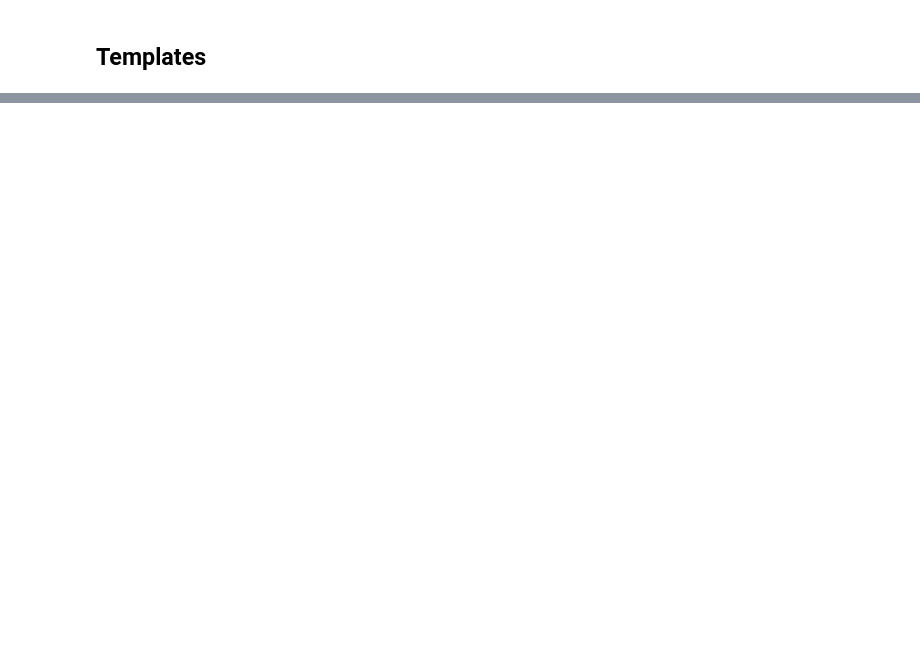
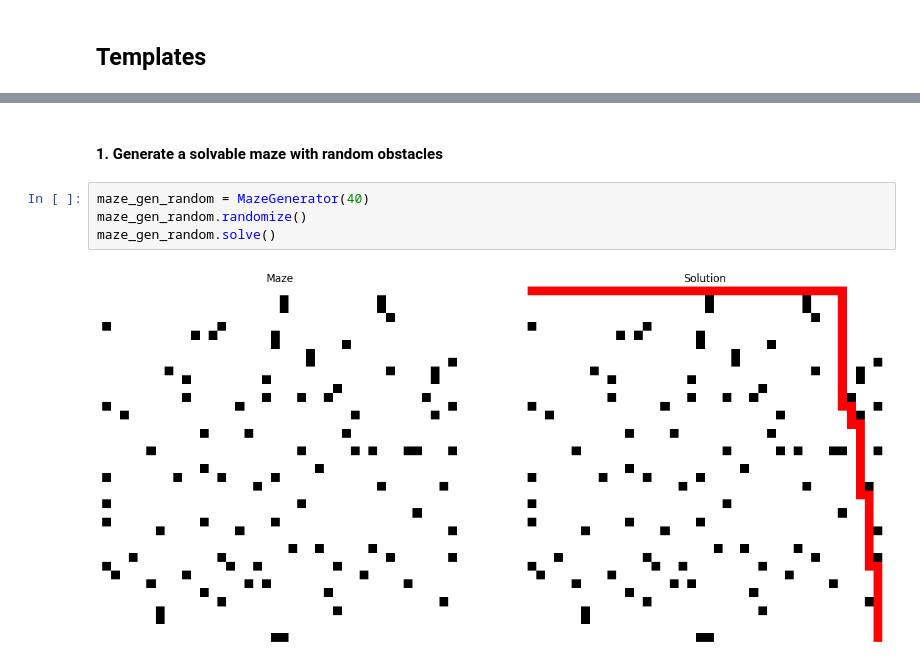
Before and after one commit to docherak/vvp_bludiste, a Jupyter notebook: examples.ipynb, the cells around one changed output, grey strips where cells are left out. Drawn from its saved outputs; the diff is of its cells as text; blank space fills up the shorter version.

```diff
--- a/examples.ipynb
+++ b/examples.ipynb
@@ -82,0 +144,8 @@ maze_gen.plot()
+# %% [markdown]
+#### 1. Generate a solvable maze with random obstacles
+# %%
+maze_gen_random = MazeGenerator(40)
+maze_gen_random.randomize()
+maze_gen_random.solve()
+# %% [output]
+[figure, added]
```
Also changed, not shown: parts of 32 cells of this notebook, 3 other files.
